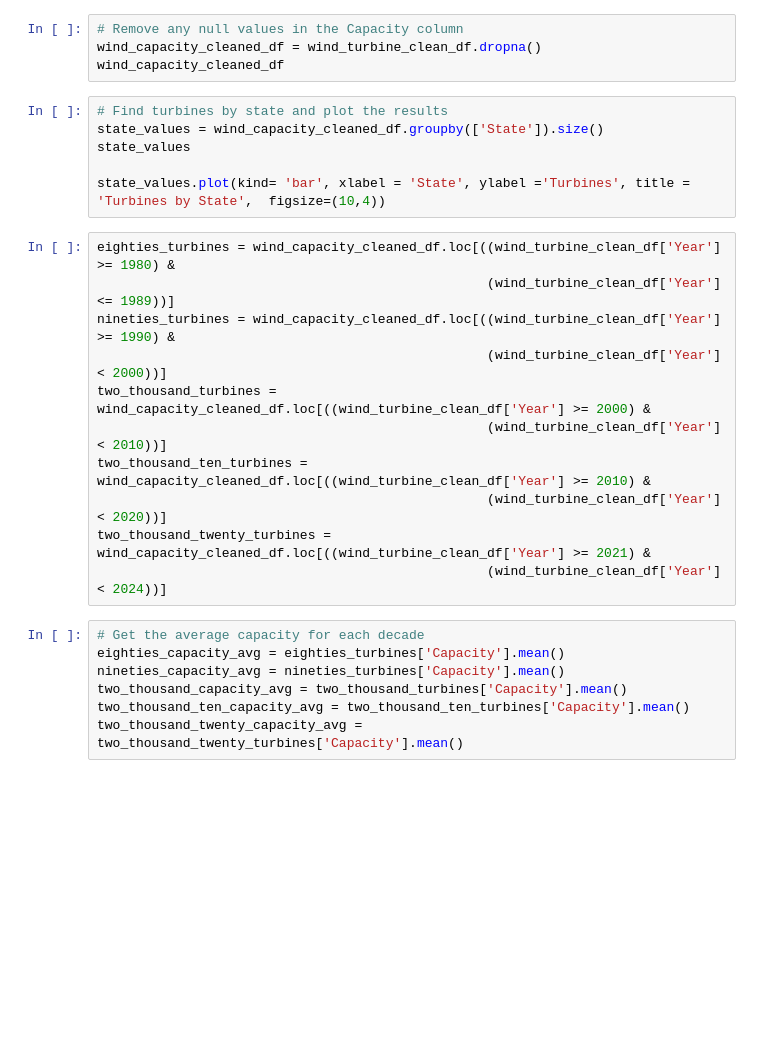
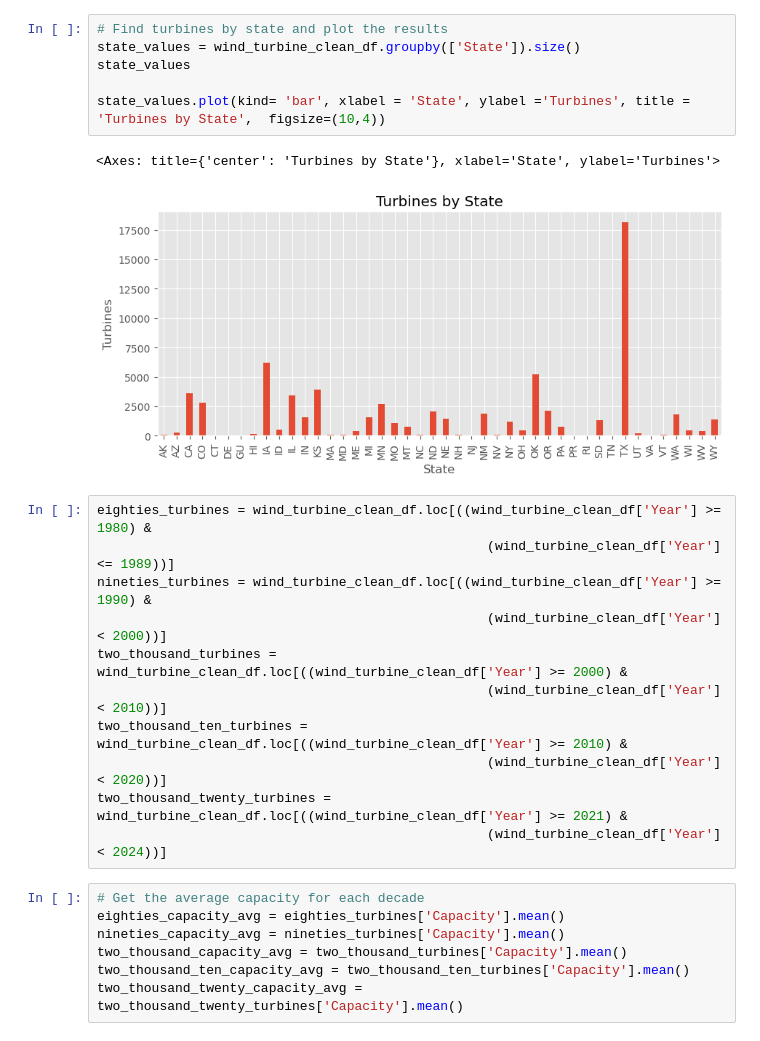
Before and after one commit to Sasterk/WindTurbineProject, a Jupyter notebook: project1_final.ipynb, the cells around one changed output. Drawn from its saved outputs; the diff is of its cells as text; blank space fills up the shorter version.

```diff
--- a/project1_final.ipynb
+++ b/project1_final.ipynb
@@ -145,23 +226,22 @@ plt.show()
-# %%
-# Remove any null values in the Capacity column
-wind_capacity_cleaned_df = wind_turbine_clean_df.dropna()
-wind_capacity_cleaned_df
 # %%
 # Find turbines by state and plot the results
-state_values = wind_capacity_cleaned_df.groupby(['State']).size()
+state_values = wind_turbine_clean_df.groupby(['State']).size()
 state_values
 
 state_values.plot(kind= 'bar', xlabel = 'State', ylabel ='Turbines', title = 'Turbines by State',  figsize=(10,4))
+# %% [output]
+<Axes: title={'center': 'Turbines by State'}, xlabel='State', ylabel='Turbines'>
+[figure, added]
 # %%
-eighties_turbines = wind_capacity_cleaned_df.loc[((wind_turbine_clean_df['Year'] >= 1980) &
+eighties_turbines = wind_turbine_clean_df.loc[((wind_turbine_clean_df['Year'] >= 1980) &
                                                   (wind_turbine_clean_df['Year'] <= 1989))]
-nineties_turbines = wind_capacity_cleaned_df.loc[((wind_turbine_clean_df['Year'] >= 1990) &
+nineties_turbines = wind_turbine_clean_df.loc[((wind_turbine_clean_df['Year'] >= 1990) &
                                                   (wind_turbine_clean_df['Year'] < 2000))]
-two_thousand_turbines = wind_capacity_cleaned_df.loc[((wind_turbine_clean_df['Year'] >= 2000) &
+two_thousand_turbines = wind_turbine_clean_df.loc[((wind_turbine_clean_df['Year'] >= 2000) &
                                                   (wind_turbine_clean_df['Year'] < 2010))]
-two_thousand_ten_turbines = wind_capacity_cleaned_df.loc[((wind_turbine_clean_df['Year'] >= 2010) &
+two_thousand_ten_turbines = wind_turbine_clean_df.loc[((wind_turbine_clean_df['Year'] >= 2010) &
                                                   (wind_turbine_clean_df['Year'] < 2020))]
-two_thousand_twenty_turbines = wind_capacity_cleaned_df.loc[((wind_turbine_clean_df['Year'] >= 2021) &
+two_thousand_twenty_turbines = wind_turbine_clean_df.loc[((wind_turbine_clean_df['Year'] >= 2021) &
                                                   (wind_turbine_clean_df['Year'] < 2024))]
 # %%
 # Get the average capacity for each decade
```
Also changed, not shown: parts of 35 cells of this notebook.
